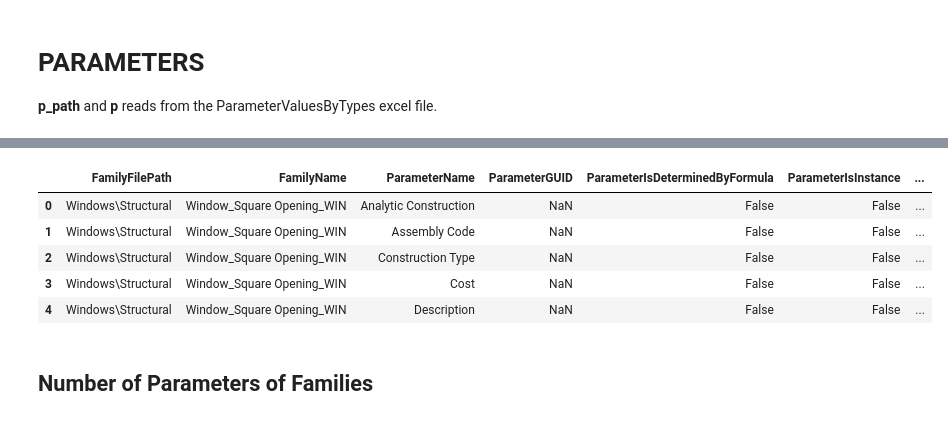
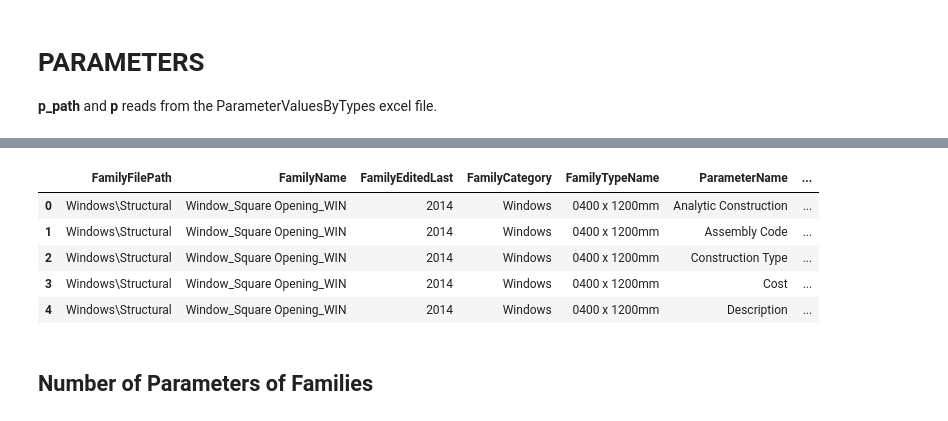
Before and after one commit to annisarivera/mastercontent, a Jupyter notebook: working/Master Content - FamilyParameters.ipynb, the cells around one changed output, grey strips where cells are left out. Saved outputs shown, nothing was run; the diff lists cells and outputs as text; code cells hidden in the pictures.

```diff
--- a/working/Master Content - FamilyParameters.ipynb
+++ b/working/Master Content - FamilyParameters.ipynb
@@ -108,7 +111,7 @@ e.g. \\dc2-file001\Practice\InfoTech\BIM\Revit\RevitStandardsMasterBVN\02_BVN_Li
 commonPartofFilePath = len(r'\\dc2-file001\Practice\InfoTech\BIM\Revit\RevitStandardsMasterBVN\02_BVN_Library\Master Content')
 print commonPartofFilePath
 def stripCommonPath(row):
-        return row.FamilyFilePath[commonPartofFilePath+1:]
+    return row.FamilyFilePath[commonPartofFilePath+1:]
 
 def remove_rfaName(row):
     full_filepath = row.FamilyFilePath
@@ -121,9 +124,22 @@ def getFileType(row):
 
 def stripFileType(row):
     return row.FamilyName[:-4]
+
+def familyEditedLastYear(row):
+    return row.FamilyEditedLast[:-13]
 # %% [output]
 95
 # %% [markdown]
 # PARAMETERS
 
 **p_path** and **p** reads from the ParameterValuesByTypes excel file.
+# %%
+p_path = os.path.join(directory, file_dict["ParameterValuesByTypes"])
+p = pd.read_excel(p_path)
+
+p.drop(["TimeProcessed", "OmniClassNumber"], axis=1, inplace=True)
+# %%
+#Dropping blank rows
+p.dropna(how='all', inplace=True)
+
+p.shape
@@ -130,19 +157,18 @@ def stripFileType(row):
 # %%
-p_path = os.path.join(directory, file_dict["Parameters"])
-p = pd.read_excel(p_path)
-
+#Comes up with errors when attempting to format the columns. Commented out for now.
 p["FamilyFilePath"] = p.apply(remove_rfaName, axis=1)
 p["FamilyFilePath"] = p.apply(stripCommonPath, axis=1)
 p["FamilyName"] = p.apply(stripFileType, axis=1)
+p["FamilyEditedLast"] = p.apply(familyEditedLastYear, axis=1)
 
-p.head()
+p.head(5)
 # %% [output]
-|  | FamilyFilePath | FamilyName | ParameterName | ParameterGUID | ParameterIsDeterminedByFormula | ParameterIsInstance | ... |
-| 0 | Windows\Structural | Window_Square Opening_WIN | Analytic Construction | NaN | False | False | ... |
-| 1 | Windows\Structural | Window_Square Opening_WIN | Assembly Code | NaN | False | False | ... |
-| 2 | Windows\Structural | Window_Square Opening_WIN | Construction Type | NaN | False | False | ... |
-| 3 | Windows\Structural | Window_Square Opening_WIN | Cost | NaN | False | False | ... |
-| 4 | Windows\Structural | Window_Square Opening_WIN | Description | NaN | False | False | ... |
+|  | FamilyFilePath | FamilyName | FamilyEditedLast | FamilyCategory | FamilyTypeName | ParameterName | ... |
+| 0 | Windows\Structural | Window_Square Opening_WIN | 2014 | Windows | 0400 x 1200mm | Analytic Construction | ... |
+| 1 | Windows\Structural | Window_Square Opening_WIN | 2014 | Windows | 0400 x 1200mm | Assembly Code | ... |
+| 2 | Windows\Structural | Window_Square Opening_WIN | 2014 | Windows | 0400 x 1200mm | Construction Type | ... |
+| 3 | Windows\Structural | Window_Square Opening_WIN | 2014 | Windows | 0400 x 1200mm | Cost | ... |
+| 4 | Windows\Structural | Window_Square Opening_WIN | 2014 | Windows | 0400 x 1200mm | Description | ... |
 # %% [markdown]
 ## Number of Parameters of Families
 # %%
```
Also changed, not shown: parts of 25 cells of this notebook, 1 other file.
